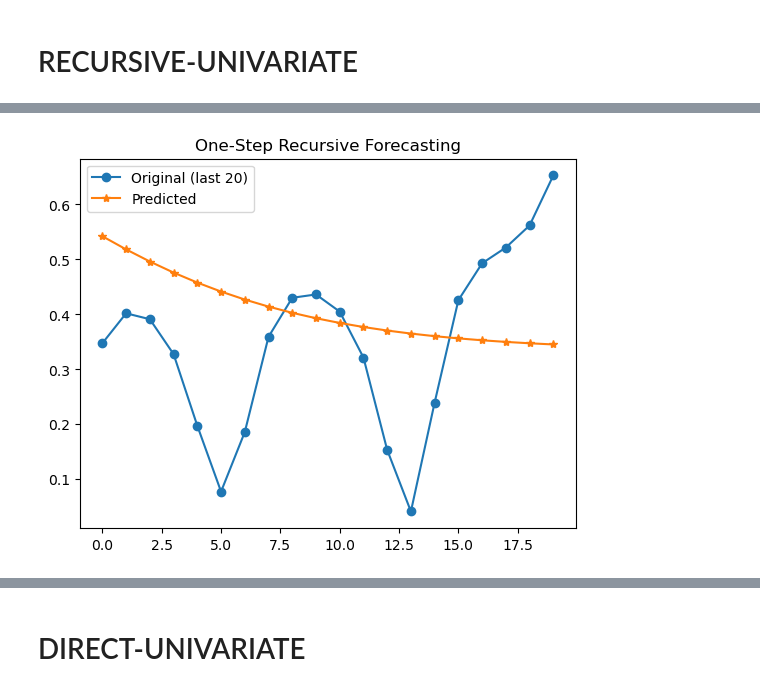
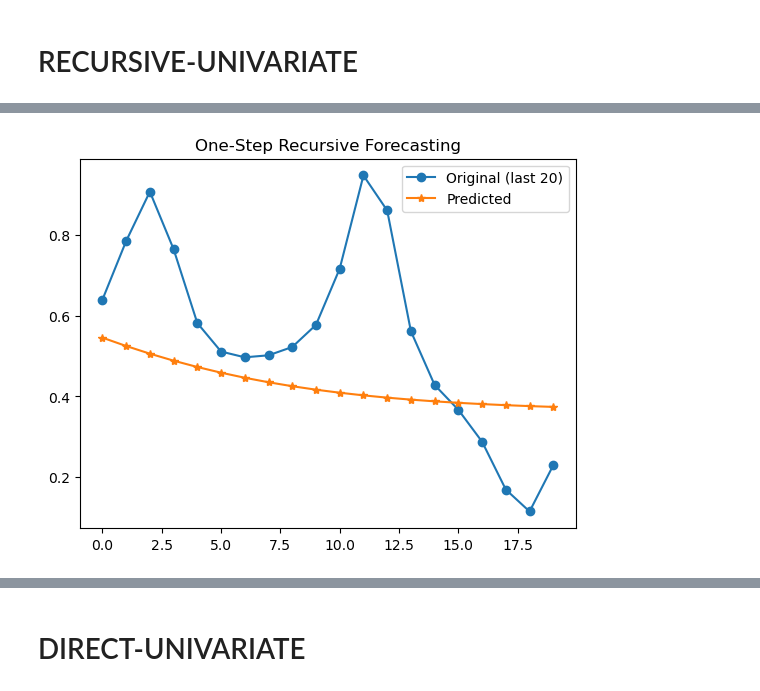
Before and after one commit to nxteventrying/chaos-ts-analysis, a Jupyter notebook: experiments/univariate.ipynb, the cells around one changed output, grey strips where cells are left out. Saved outputs shown, nothing was run; the diff lists cells and outputs as text; code cells hidden in the pictures.

```diff
--- a/experiments/univariate.ipynb
+++ b/experiments/univariate.ipynb
@@ -179,14 +187,16 @@ def recursive_OS_predictions(starter_sample, horizon, model, scaler = None):
     return predictions
 # %%
 starter_sample = train_scaled[-1].reshape((1, n_steps, n_features))
-horizon = 20
-recurs_preds_1 = recursive_OS_predictions(starter_sample, horizon, model_recursive, scaler = None)
+horizon_recursive = 20
+predictions_recursive = recursive_OS_predictions(starter_sample,
+                                                 horizon_recursive,
+                                                 model_recursive, scaler = None)
 # %%
 # Plot
-plt.plot(test_scaled[:horizon], label='Original (last 20)', marker='o')
-plt.plot(recurs_preds_1, label='Predicted', marker='*')
+plt.plot(val_scaled[:horizon_recursive], label='Original (last 20)', marker='o')
+plt.plot(predictions_recursive, label='Predicted', marker='*')
 plt.legend()
 plt.title('One-Step Recursive Forecasting')
 plt.show()
 # %% [output]
-[figure, old version]
+[figure, new version]
```
Also changed, not shown: parts of 21 cells of this notebook, 3 other files.
